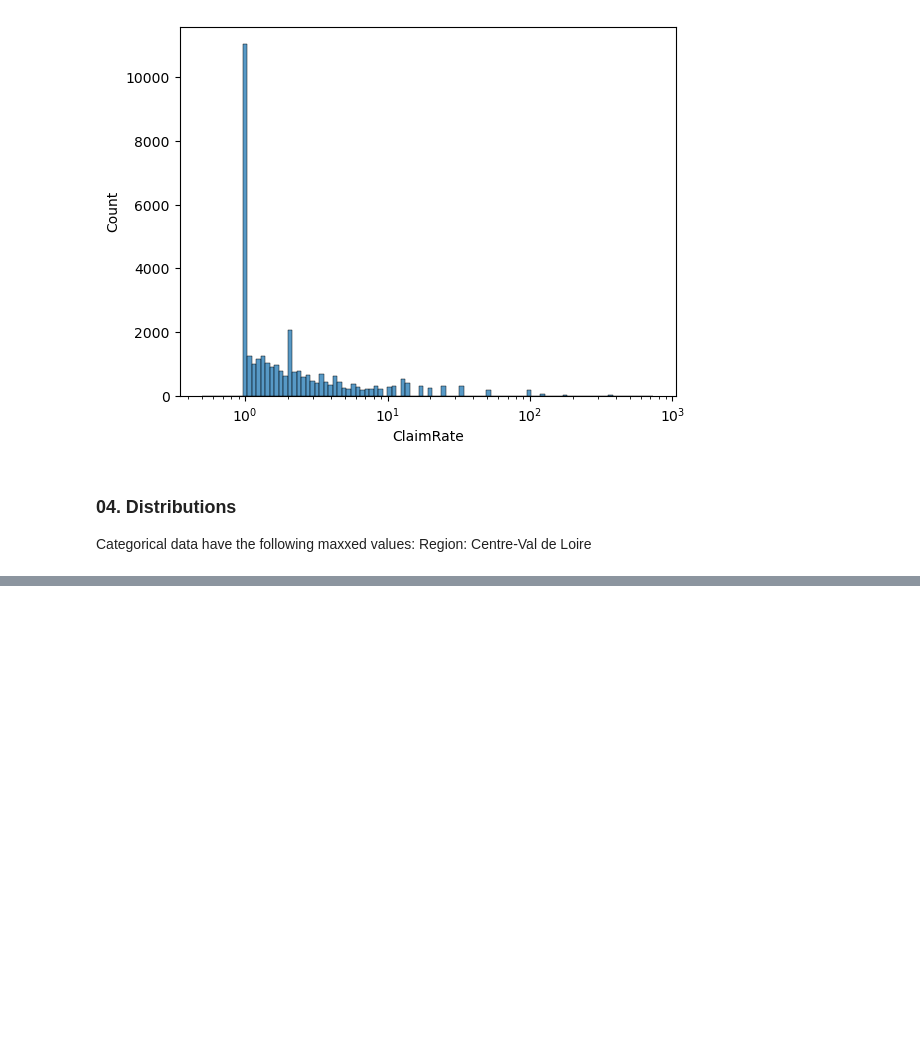
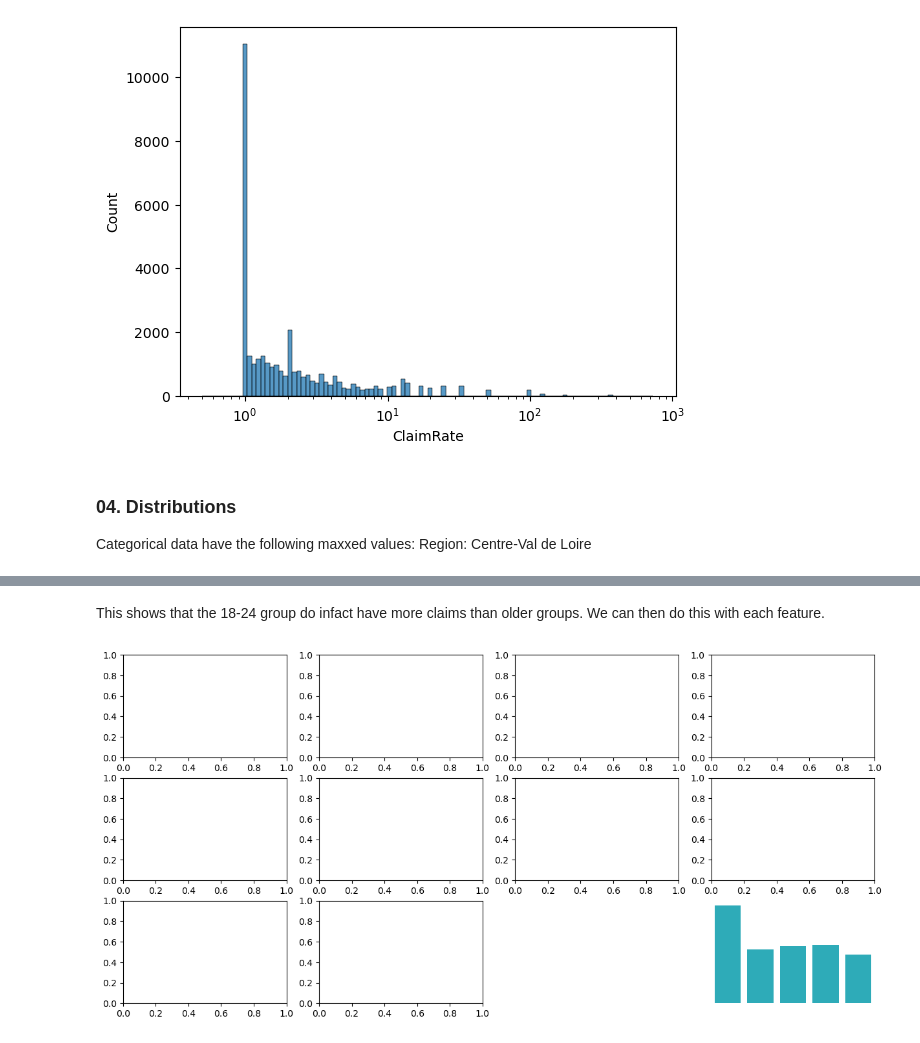
Before and after one commit to oscarpurrington/motor-insurance-modelling, a Jupyter notebook: 0_eda.ipynb, the cells around one changed output, grey strips where cells are left out. Cells and saved outputs as stored; diff of their text form; code cells hidden in the pictures; blank space fills up the shorter version.

```diff
--- a/0_eda.ipynb
+++ b/0_eda.ipynb
@@ -128,0 +187,32 @@ Region: R24
+# %% [markdown]
+This shows that the 18-24 group do infact have more claims than older groups.
+We can then do this with each feature.
+# %%
+fig, axes = plt.subplots(3, 4, figsize=(15,7))
+axes = axes.flatten()
+
+bin_dict = {
+    "DrivAge": [18,25,35,50,65,100],
+    "VehAge": [0,3,6,10,15,20,100],
+    "BonusMalus": [50,75,100,125,150,200,250]
+}
+features_continuous = [f for f in features_numerical if f != "VehPower"]
+
+
+for feature, ax in zip(features_continuous,axes):
+
+
+
+    df[f"{feature}_bins"] = pd.cut(
+        df[f"{feature}"],
+        bins= bin_dict[feature]
+        right=False
+    )
+
+    sns.barplot(data=df.groupby(f"{feature}_bins")["ClaimRate"].mean().reset_index(),x=f"{feature}_bins",y="ClaimRate",ax=ax)
+
+for ax in axes[len(features):]:
+    ax.axis("off")
+plt.show()
+# %% [output]
+[figure, added]
```
Also changed, not shown: parts of 8 cells of this notebook.
